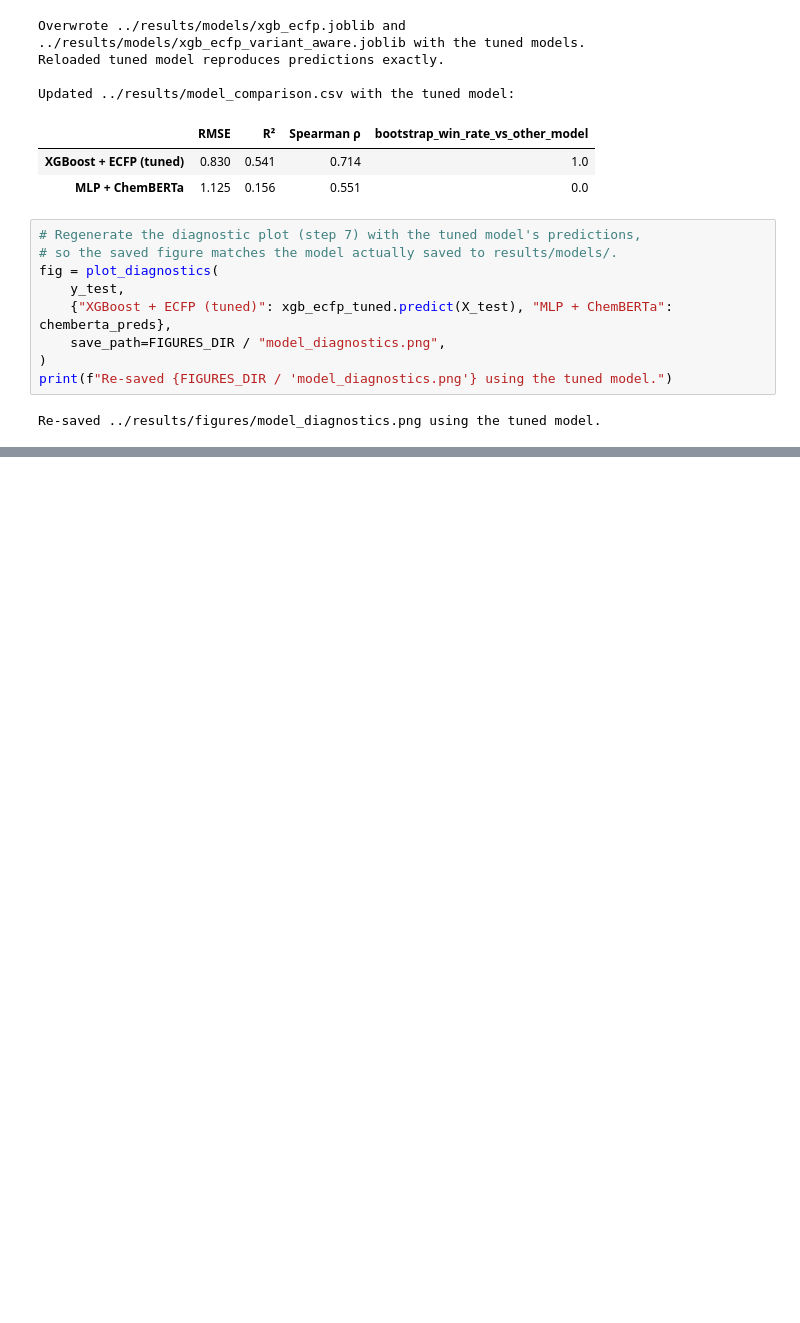
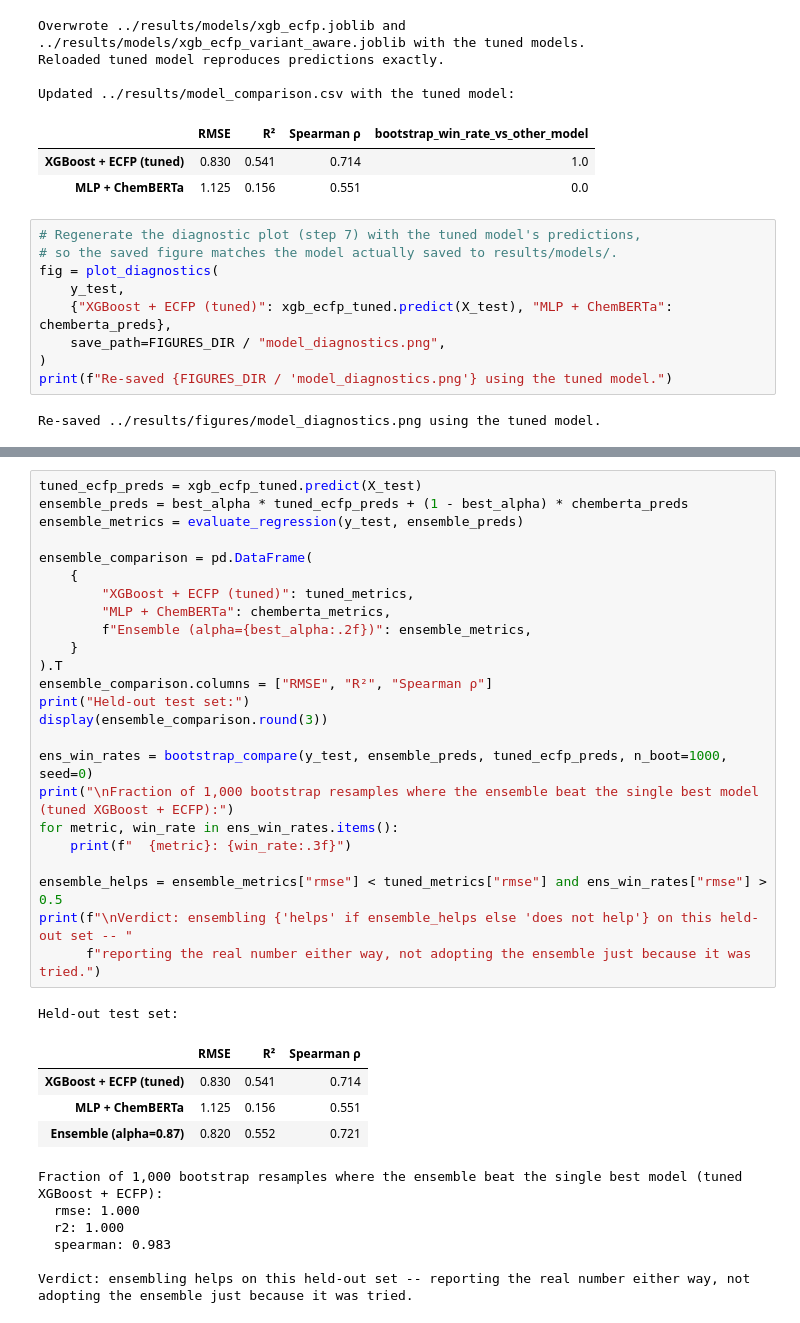
Before and after one commit to leabrodyheine/kit-inhibitor-binding-prediction, a Jupyter notebook: notebooks/04_model_training.ipynb, the cells around one changed output, grey strips where cells are left out. Saved outputs shown, nothing was run; the diff lists cells and outputs as text; blank space fills up the shorter version.

```diff
--- a/notebooks/04_model_training.ipynb
+++ b/notebooks/04_model_training.ipynb
@@ -545,0 +588,36 @@ Re-saved ../results/figures/model_diagnostics.png using the tuned model.
+# %%
+tuned_ecfp_preds = xgb_ecfp_tuned.predict(X_test)
+ensemble_preds = best_alpha * tuned_ecfp_preds + (1 - best_alpha) * chemberta_preds
+ensemble_metrics = evaluate_regression(y_test, ensemble_preds)
+
+ensemble_comparison = pd.DataFrame(
+    {
+        "XGBoost + ECFP (tuned)": tuned_metrics,
+        "MLP + ChemBERTa": chemberta_metrics,
+        f"Ensemble (alpha={best_alpha:.2f})": ensemble_metrics,
+    }
+).T
+ensemble_comparison.columns = ["RMSE", "R²", "Spearman ρ"]
+print("Held-out test set:")
+display(ensemble_comparison.round(3))
+
+ens_win_rates = bootstrap_compare(y_test, ensemble_preds, tuned_ecfp_preds, n_boot=1000, seed=0)
+print("\nFraction of 1,000 bootstrap resamples where the ensemble beat the single best model (tuned XGBoost + ECFP):")
+for metric, win_rate in ens_win_rates.items():
+    print(f"  {metric}: {win_rate:.3f}")
+
+ensemble_helps = ensemble_metrics["rmse"] < tuned_metrics["rmse"] and ens_win_rates["rmse"] > 0.5
+print(f"\nVerdict: ensembling {'helps' if ensemble_helps else 'does not help'} on this held-out set -- "
+      f"reporting the real number either way, not adopting the ensemble just because it was tried.")
+# %% [output]
+Held-out test set:
+|  | RMSE | R² | Spearman ρ |
+| XGBoost + ECFP (tuned) | 0.830 | 0.541 | 0.714 |
+| MLP + ChemBERTa | 1.125 | 0.156 | 0.551 |
+| Ensemble (alpha=0.87) | 0.820 | 0.552 | 0.721 |
+Fraction of 1,000 bootstrap resamples where the ensemble beat the single best model (tuned XGBoost + ECFP):
+  rmse: 1.000
+  r2: 1.000
+  spearman: 0.983
+
+Verdict: ensembling helps on this held-out set -- reporting the real number either way, not adopting the ensemble just because it was tried.
```
Also changed, not shown: parts of 6 cells of this notebook, 6 other files.
